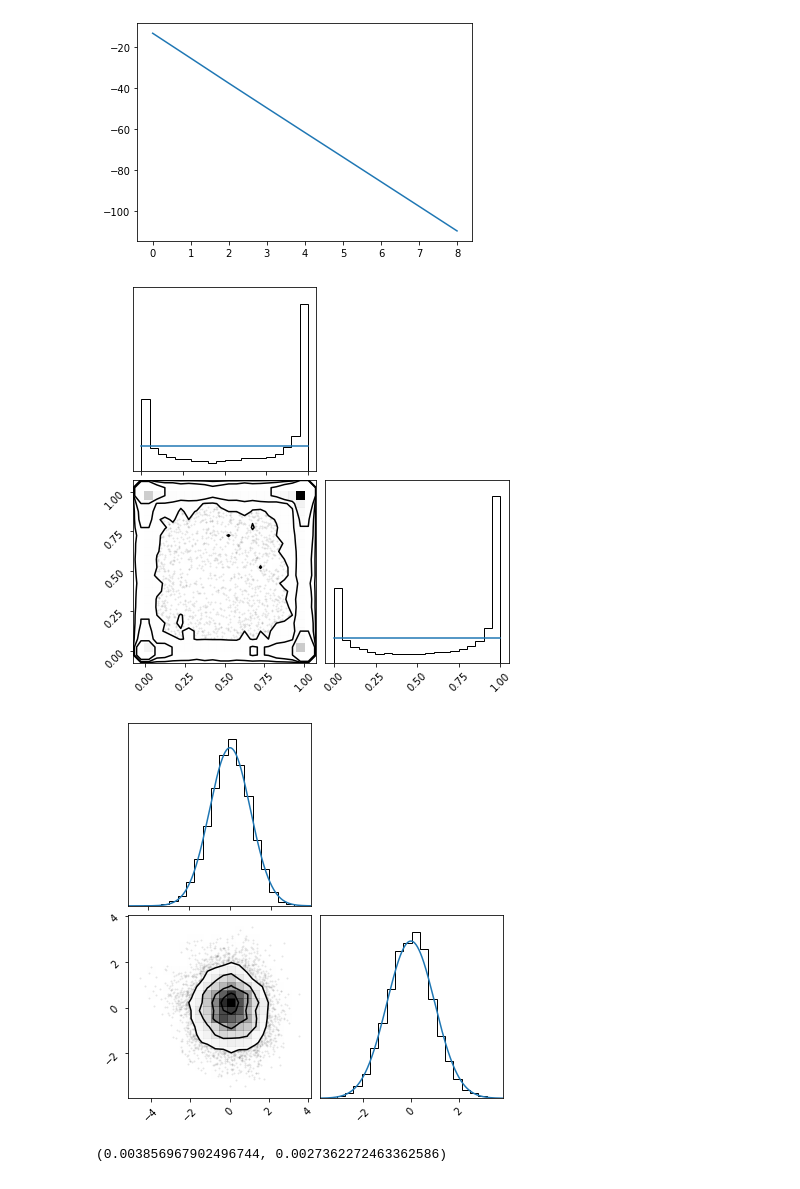
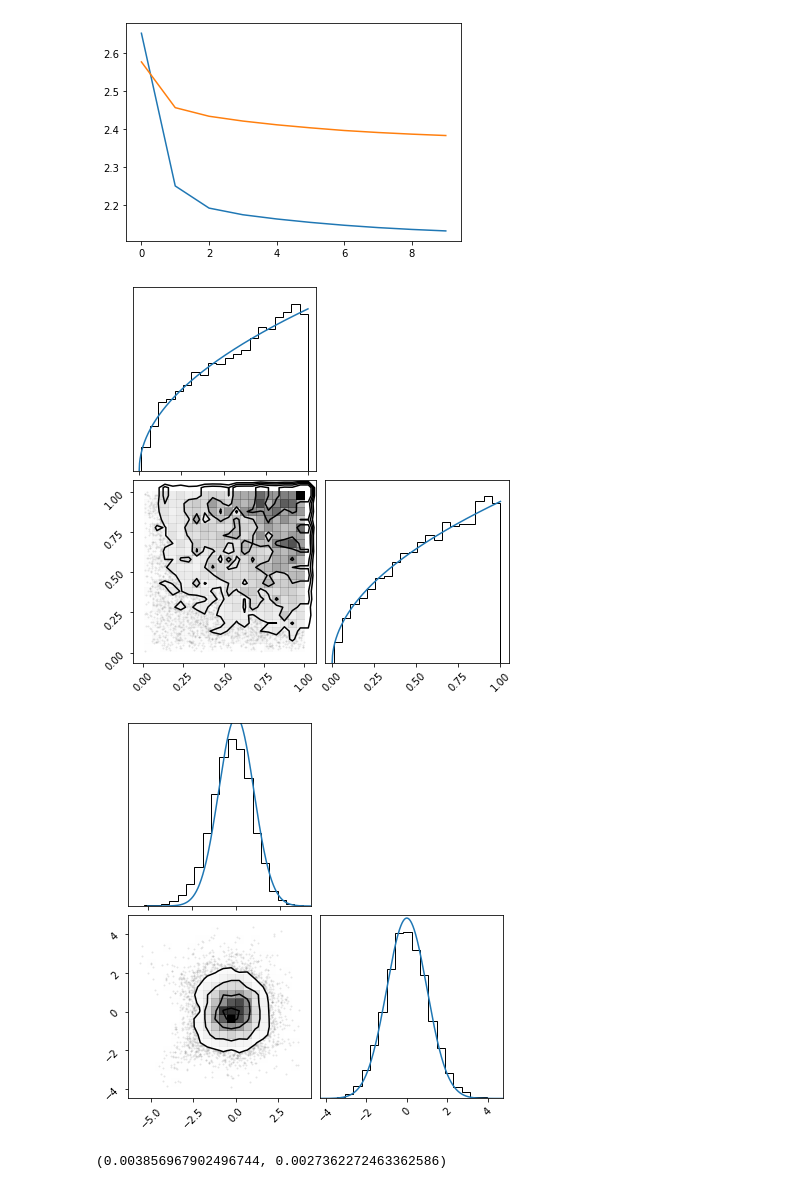
Before and after one commit to mdmould/shallow, a Jupyter notebook: examples/8_conditional.ipynb, the cells around one changed output. Cells and saved outputs as stored; diff of their text form; code cells hidden in the pictures.

```diff
--- a/examples/8_conditional.ipynb
+++ b/examples/8_conditional.ipynb
@@ -60,4 +78,0 @@ slopes.shape
-# %%
-slopes = slopes.reshape(-1, 1)
-data = data.reshape(-1, n_dim)
-slopes.shape, data.shape
@@ -65,0 +79,7 @@ slopes.shape, data.shape
+# %%
+slopes_train = slopes_train.reshape(-1, 1)
+slopes_valid = slopes_valid.reshape(-1, 1)
+data_train = data_train.reshape(-1, n_dim)
+data_valid = data_valid.reshape(-1, n_dim)
+
+slopes_train.shape, slopes_valid.shape, data_train.shape, data_valid.shape
@@ -78,16 +100,3 @@ class Norm:
     def inverse(self, y):
 
         return y * self.std + self.mean
-# %%
-normalize = True
-
-if normalize:
-
-    slopes_norm = Norm(slopes)
-    slopes = slopes_norm.forward(slopes)
-    data_norm = Norm(data)
-    data = data_norm.forward(data)
-
-    i = 0
-    corner(data[n_samples*i:n_samples*(i+1)]);
-    np.unique(slopes[n_samples*i:n_samples*(i+1)])
@@ -95,0 +103,15 @@ if normalize:
+# %%
+normalize = True
+
+if normalize:
+
+    slopes_norm = Norm(slopes_train)
+    slopes_train = slopes_norm.forward(slopes_train)
+    slopes_valid = slopes_norm.forward(slopes_valid)
+
+    data_norm = Norm(data_train)
+    data_train = data_norm.forward(data_train)
+    data_valid = data_norm.forward(data_valid)
+
+    i = 0
+    corner(data_train[n_train*i:n_train*(i+1)]);
@@ -227,29 +266,30 @@ Epoch 10/10
 # %%
-plt.plot(result.history['loss'][1:]);
+plt.plot(result.history['loss'][0:])
+plt.plot(result.history['val_loss'][0:]);
 # %% [output]
-[figure, old version]
+[figure, new version]
 # %%
-slope = 0
+slope = 0.5
 n = 10000
 
 condition = slope * np.ones((n, 1))
 if normalize:
     condition = slopes_norm.forward(condition)
 bijector_kwargs = make_kwargs(nf, condition)
 
 samples = nf.sample(n, bijector_kwargs=bijector_kwargs).numpy()
 if normalize:
     samples = data_norm.inverse(samples)
 
 fig, axs = plt.subplots(nrows=n_dim, ncols=n_dim, figsize=(7, 7))
 corner(samples, fig=fig, hist_kwargs=dict(density=True))
-x = np.linspace(lo, hi, 1000)
+x = np.linspace(data_lo, data_hi, 1000)
 for i in range(n_dim):
     axs[i, i].plot(x, (slope+1)*x**slope)
 # %% [output]
-[figure, old version]
+[figure, new version]
 # %%
-slope = 0.1
+slope = 0
 n = 10000
 
 condition = slope * np.ones((n, 1))
@@ -257,7 +297,7 @@ if normalize:
     condition = slopes_norm.forward(condition)
 bijector_kwargs = make_kwargs(nf, condition)
 
-samples = sample_powerlaw([n, n_dim], slope, lo, hi).astype(np.float32)
+samples = sample_powerlaw([n, n_dim], slope, data_lo, data_hi).astype(np.float32)
 if normalize:
     samples = data_norm.forward(samples)
 samples = nf.bijector.inverse(samples, **bijector_kwargs).numpy()
@@ -268,7 +308,7 @@ x = np.linspace(-5, 5, 1000)
 for i in range(n_dim):
     axs[i, i].plot(x, np.exp(-.5*x**2)/(2*np.pi)**.5)
 # %% [output]
-[figure, old version]
+[figure, new version]
 # %%
 from scipy.integrate import trapezoid
 
```
Also changed, not shown: parts of 13 cells of this notebook.
